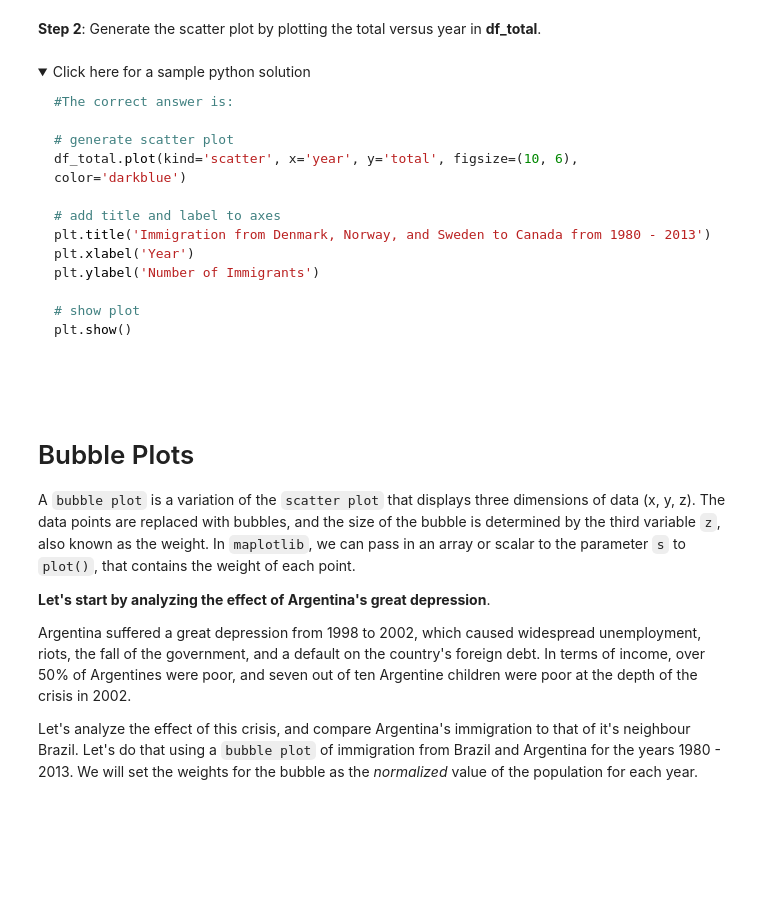
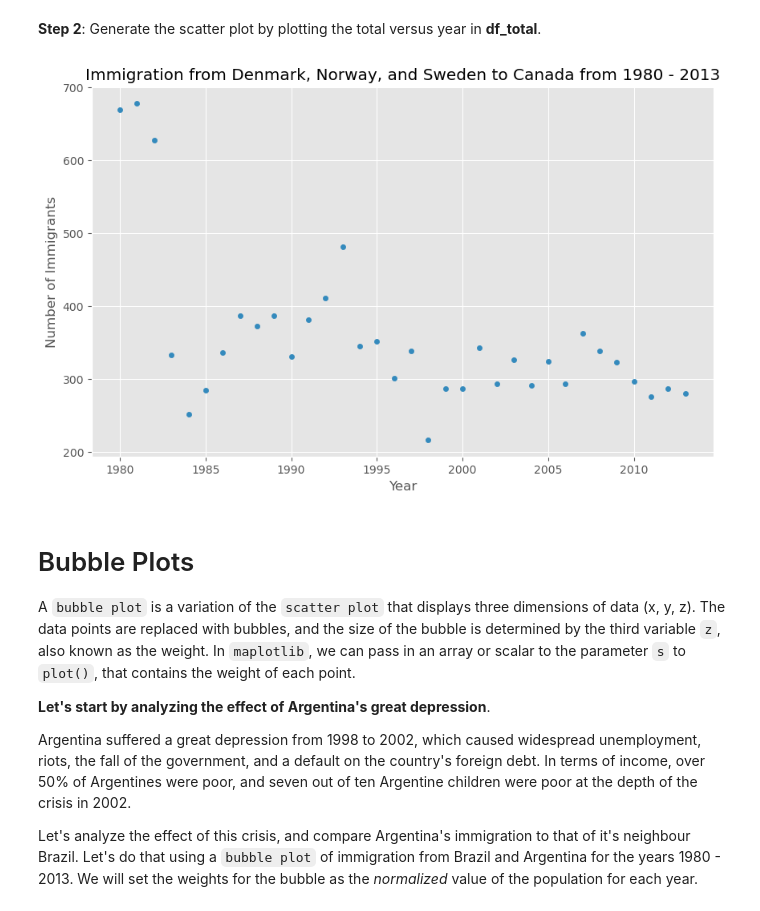
Before and after one commit to alinazir105/Data-Visualization-in-Python, a Jupyter notebook: 4-Pie-Charts-Box-Plots-Scatter-Plots-and-Bubble-Plots.ipynb, the cells around one changed output. Cells and saved outputs as stored; diff of their text form; code cells hidden in the pictures; folded sections open; blank space fills up the shorter version.

````diff
--- a/4-Pie-Charts-Box-Plots-Scatter-Plots-and-Bubble-Plots.ipynb
+++ b/4-Pie-Charts-Box-Plots-Scatter-Plots-and-Bubble-Plots.ipynb
@@ -627,0 +621,9 @@ df_total.head()
+# %%
+### type your answer here
+df_countries = df_can.loc[['Denmark', 'Norway', 'Sweden'], years]
+df_total = pd.DataFrame(df_countries[years].sum())
+df_total.reset_index(inplace=True)
+df_total.head()
+df_total.columns = ['year', 'total']
+df_total['year'] = df_total['year'].astype(int)
+df_total.head()
@@ -632,24 +639,13 @@ df_total.head()
-# %% [markdown]
-<details><summary>Click here for a sample python solution</summary>
-
-```python
-#The correct answer is:
-
-# generate scatter plot
-df_total.plot(kind='scatter', x='year', y='total', figsize=(10, 6), color='darkblue')
-
-# add title and label to axes
-plt.title('Immigration from Denmark, Norway, and Sweden to Canada from 1980 - 2013')
-plt.xlabel('Year')
-plt.ylabel('Number of Immigrants')
-
-# show plot
-plt.show()
-
-
-```
-
-</details>
+# %%
+### type your answer here
+df_total.plot(kind='scatter', x='year', y='total', figsize=(10, 6))
+
+plt.title('Immigration from Denmark, Norway, and Sweden to Canada from 1980 - 2013')
+plt.xlabel('Year')
+plt.ylabel('Number of Immigrants')
+plt.show()
+# %% [output]
+[figure, added]
 # %% [markdown]
 # Bubble Plots <a id="12"></a>
 
````
Also changed, not shown: parts of 39 cells of this notebook.
